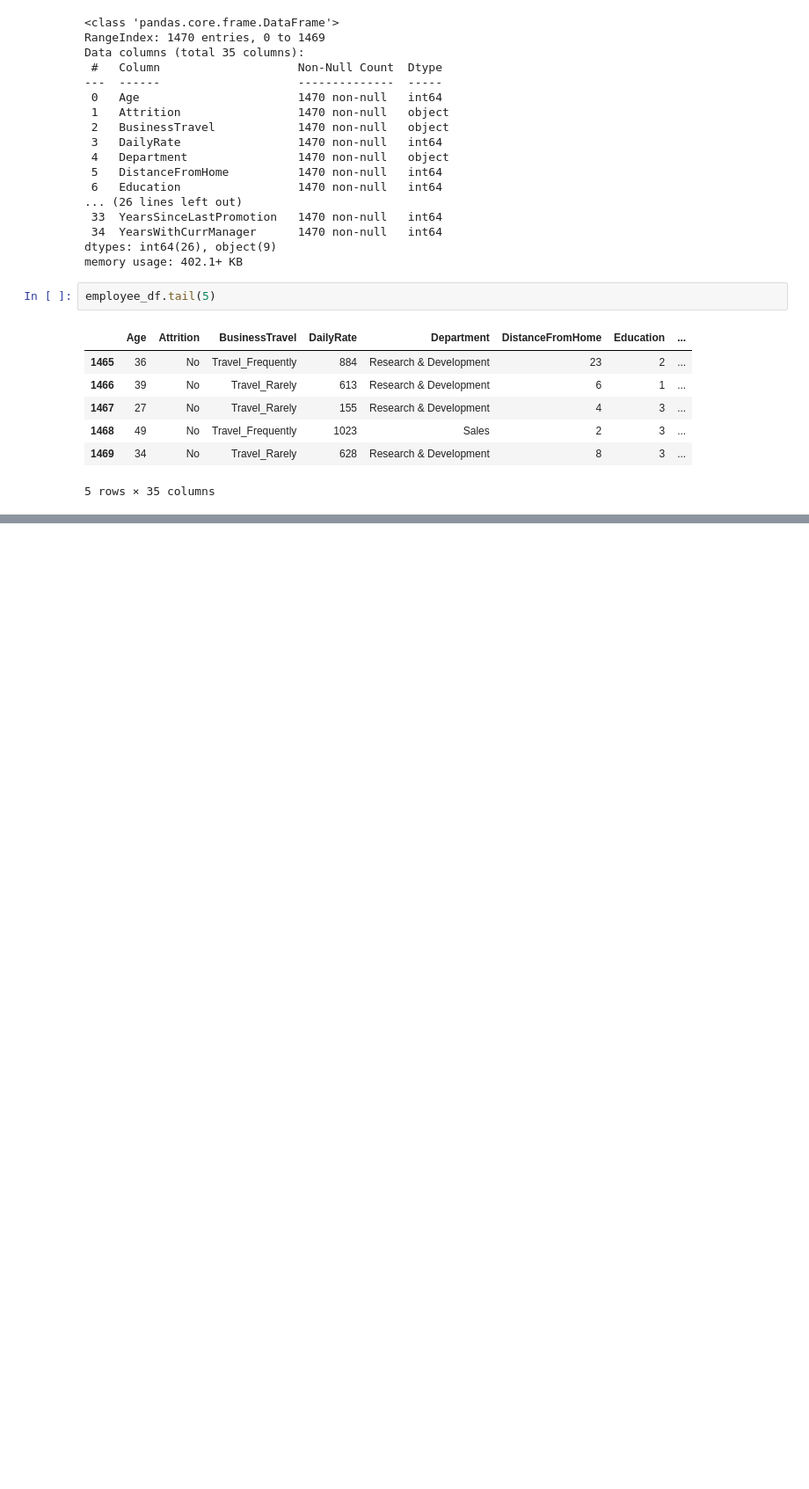
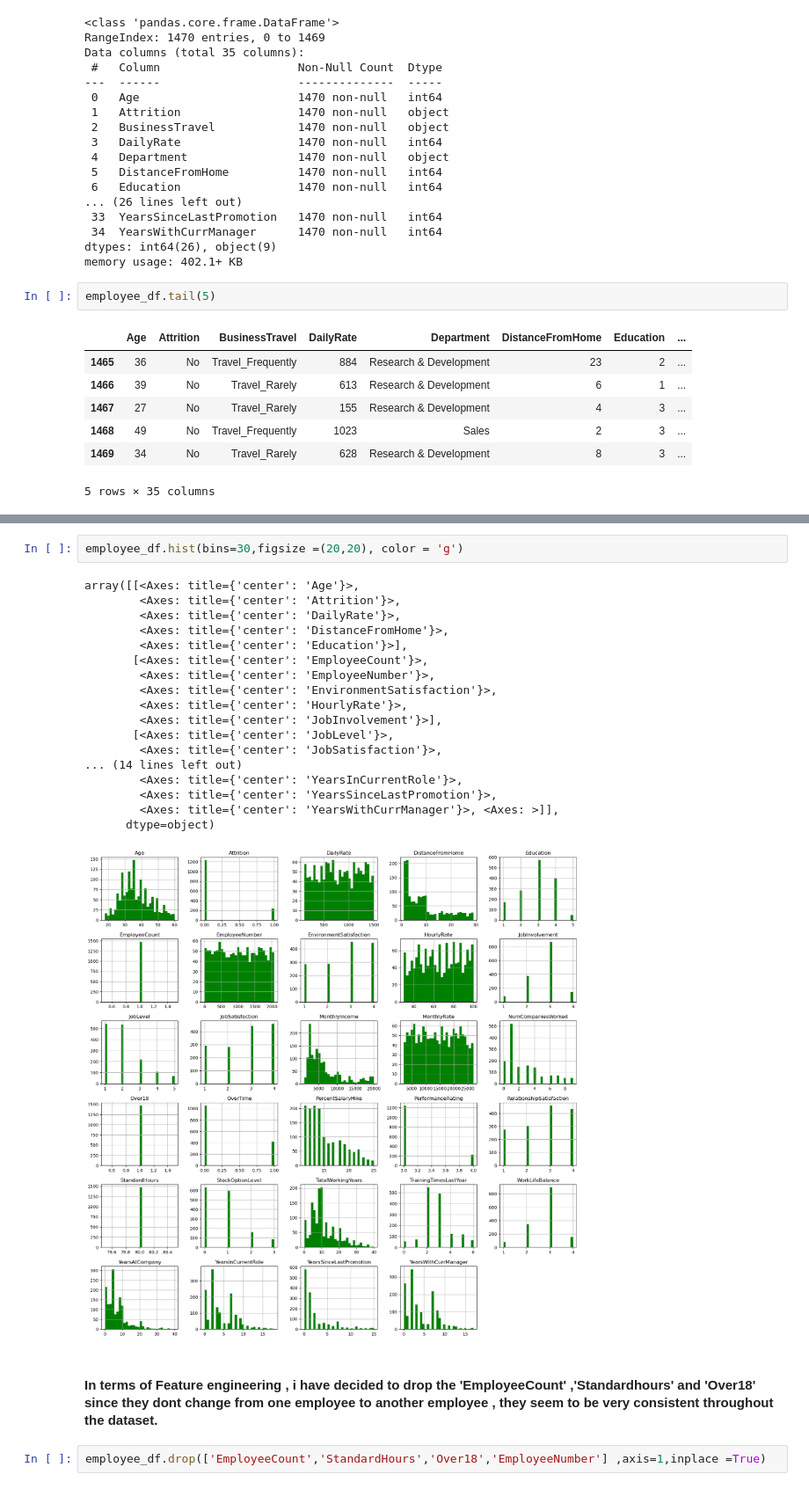
Before and after one commit to Victor-Johnson/Human-resources-ds, a Jupyter notebook: HR.ipynb, the cells around one changed output, grey strips where cells are left out. Shown: that part at 88% size. Drawn from its saved outputs; the diff is of its cells as text; blank space fills up the shorter version.

```diff
--- a/HR.ipynb
+++ b/HR.ipynb
@@ -62,0 +119,25 @@ employee_df.tail(5)
+# %%
+employee_df.hist(bins=30,figsize =(20,20), color = 'g')
+# %% [output]
+array([[<Axes: title={'center': 'Age'}>,
+        <Axes: title={'center': 'Attrition'}>,
+        <Axes: title={'center': 'DailyRate'}>,
+        <Axes: title={'center': 'DistanceFromHome'}>,
+        <Axes: title={'center': 'Education'}>],
+       [<Axes: title={'center': 'EmployeeCount'}>,
+        <Axes: title={'center': 'EmployeeNumber'}>,
+        <Axes: title={'center': 'EnvironmentSatisfaction'}>,
+        <Axes: title={'center': 'HourlyRate'}>,
+        <Axes: title={'center': 'JobInvolvement'}>],
+       [<Axes: title={'center': 'JobLevel'}>,
+        <Axes: title={'center': 'JobSatisfaction'}>,
+... (14 lines left out)
+        <Axes: title={'center': 'YearsInCurrentRole'}>,
+        <Axes: title={'center': 'YearsSinceLastPromotion'}>,
+        <Axes: title={'center': 'YearsWithCurrManager'}>, <Axes: >]],
+      dtype=object)
+[figure, added]
+# %% [markdown]
+#### In terms of Feature engineering , i have decided to drop the 'EmployeeCount' ,'Standardhours' and 'Over18' since they dont change from one employee to another employee , they seem to be very consistent throughout the dataset.
+# %%
+employee_df.drop(['EmployeeCount','StandardHours','Over18','EmployeeNumber'] ,axis=1,inplace =True)
```
Also changed, not shown: parts of 11 cells of this notebook.
